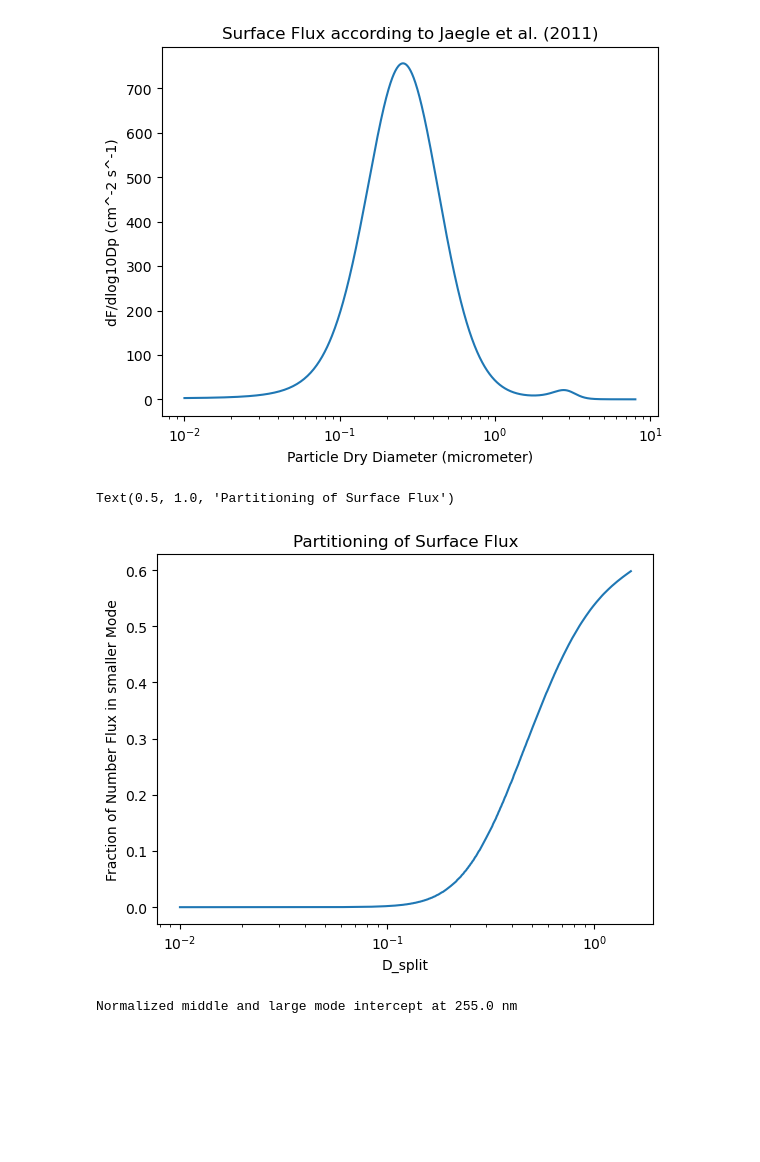
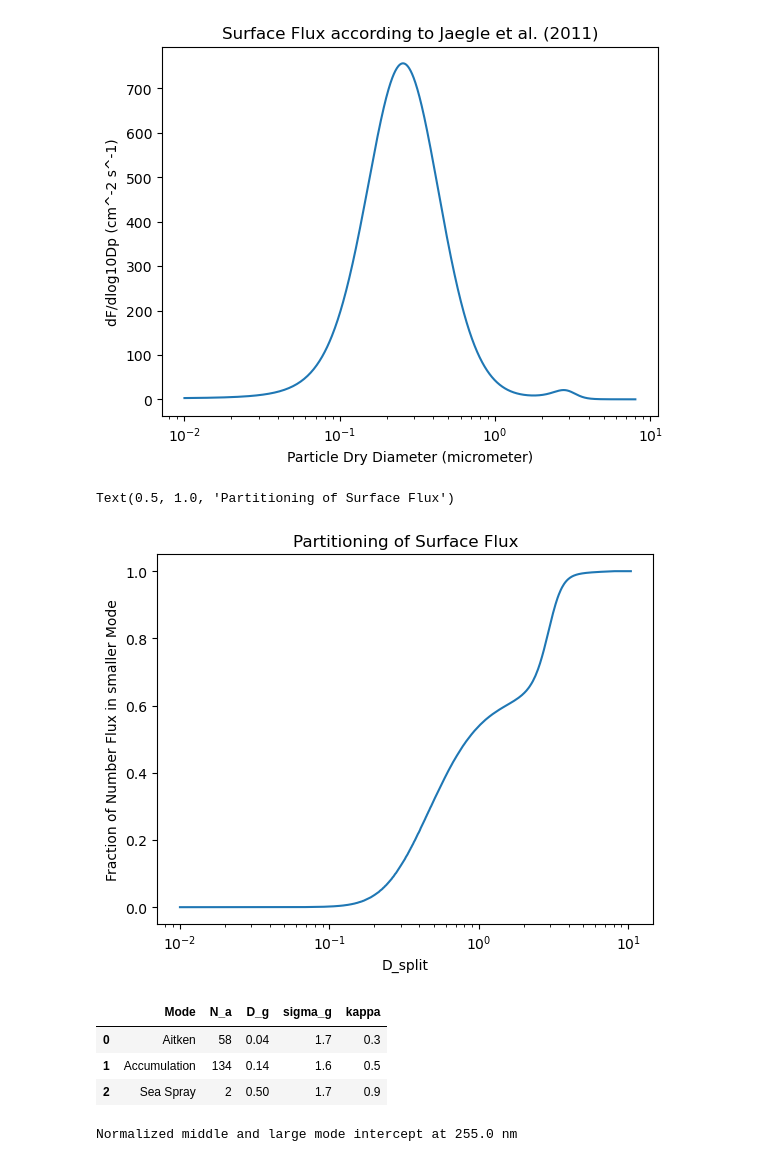
Before and after one commit to ARM-Development/comble-mip, a Jupyter notebook: notebooks/setup/aerosol-surface_new.ipynb, the cells around one changed output. Saved outputs shown, nothing was run; the diff lists cells and outputs as text; code cells hidden in the pictures; blank space fills up the shorter version.

```diff
--- a/notebooks/setup/aerosol-surface_new.ipynb
+++ b/notebooks/setup/aerosol-surface_new.ipynb
@@ -44,29 +44,44 @@ Text(0.5, 1.0, 'Surface Flux according to Jaegle et al. (2011)')
 # %%
 ## partition into two groups and integrate over size
 def split_flux(DAT,D_s,STEP,mode='number'):
     if mode=='number':
         num_1 = np.sum(DAT.loc[DAT['Dp'] <  D_s - STEP/2]['FN'] * np.log10((DAT.loc[DAT['Dp'] <  D_s - STEP/2]['Dp']+STEP) / DAT.loc[DAT['Dp'] <  D_s- STEP/2]['Dp']))
         num_2 = np.sum(DAT.loc[DAT['Dp'] >= D_s - STEP/2]['FN'] * np.log10((DAT.loc[DAT['Dp'] >= D_s - STEP/2]['Dp']+STEP) / DAT.loc[DAT['Dp'] >= D_s - STEP/2]['Dp']))
     else:
         num_1 = np.sum(DAT.loc[DAT['Dp'] <  D_s - STEP/2]['SA'] * np.log10((DAT.loc[DAT['Dp'] <  D_s - STEP/2]['Dp']+STEP) / DAT.loc[DAT['Dp'] <  D_s- STEP/2]['Dp']))
         num_2 = np.sum(DAT.loc[DAT['Dp'] >= D_s - STEP/2]['SA'] * np.log10((DAT.loc[DAT['Dp'] >= D_s - STEP/2]['Dp']+STEP) / DAT.loc[DAT['Dp'] >= D_s - STEP/2]['Dp']))
 
     return [num_1/(num_1 + num_2),num_2/(num_1 + num_2)]
 
 PARTITION_DAT = pd.DataFrame()
 ## loop over a range of diameters
-for DD_split in np.arange(np.log(0.01),np.log(1.5),0.01):
+for DD_split in np.arange(np.log(0.01),np.log(10.5),0.01):
     TMP   = split_flux(JAEGLE_DAT,D_s = np.exp(DD_split),STEP=STEP,mode='number')
     TMP_2 = split_flux(JAEGLE_DAT,D_s = np.exp(DD_split),STEP=STEP,mode='area')
     TMP_DAT = pd.DataFrame([[TMP[0],TMP[1],TMP_2[0],TMP_2[1],np.exp(DD_split)]],columns=['frac_1','frac_2','frac_area_1','frac_area_2','D_split'])
     PARTITION_DAT = pd.concat([PARTITION_DAT,TMP_DAT])
 
 plt.plot(PARTITION_DAT['D_split'],PARTITION_DAT['frac_area_1'])
 plt.xscale("log")
 plt.xlabel('D_split')
 plt.ylabel('Fraction of Number Flux in smaller Mode')
 plt.title('Partitioning of Surface Flux')
 # %% [output]
 Text(0.5, 1.0, 'Partitioning of Surface Flux')
-[figure, old version]
+[figure, new version]
+# %%
+import math
+
+## utilize modes as specified by aerosol team (i.e., A. Williams and L. Russell)
+PSD_zsm = pd.read_excel('https://docs.google.com/spreadsheets/d/' +
+                        '1q4YkJc5dF-ZOIx-xWU_IkmTYCUPoM0kODj5ro_7Vg_c' +
+                        '/export?gid=0&format=xlsx',
+                        sheet_name='PSD')
+
+PSD_zsm
+# %% [output]
+|  | Mode | N_a | D_g | sigma_g | kappa |
+| 0 | Aitken | 58 | 0.04 | 1.7 | 0.3 |
+| 1 | Accumulation | 134 | 0.14 | 1.6 | 0.5 |
+| 2 | Sea Spray | 2 | 0.50 | 1.7 | 0.9 |
 # %%
```
Also changed, not shown: parts of 2 cells of this notebook.
